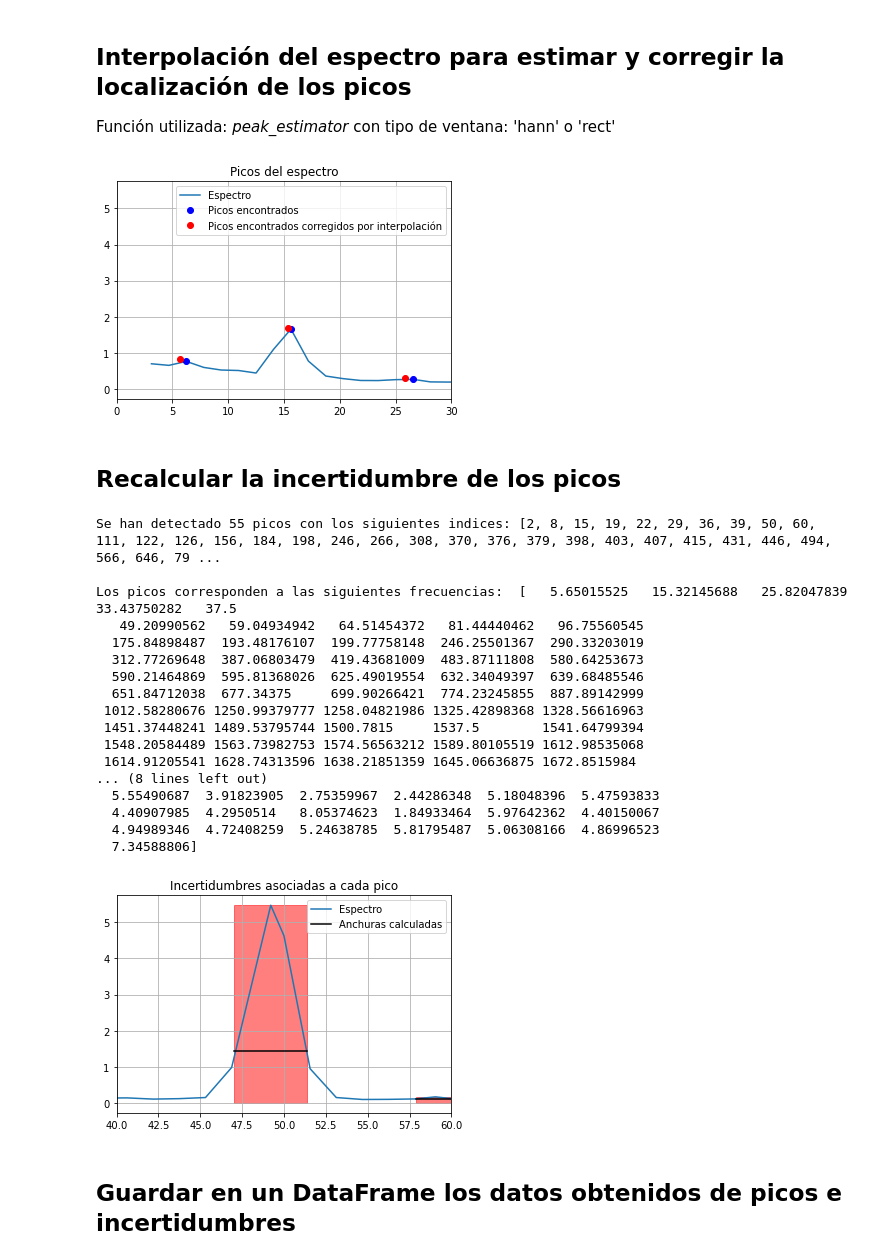
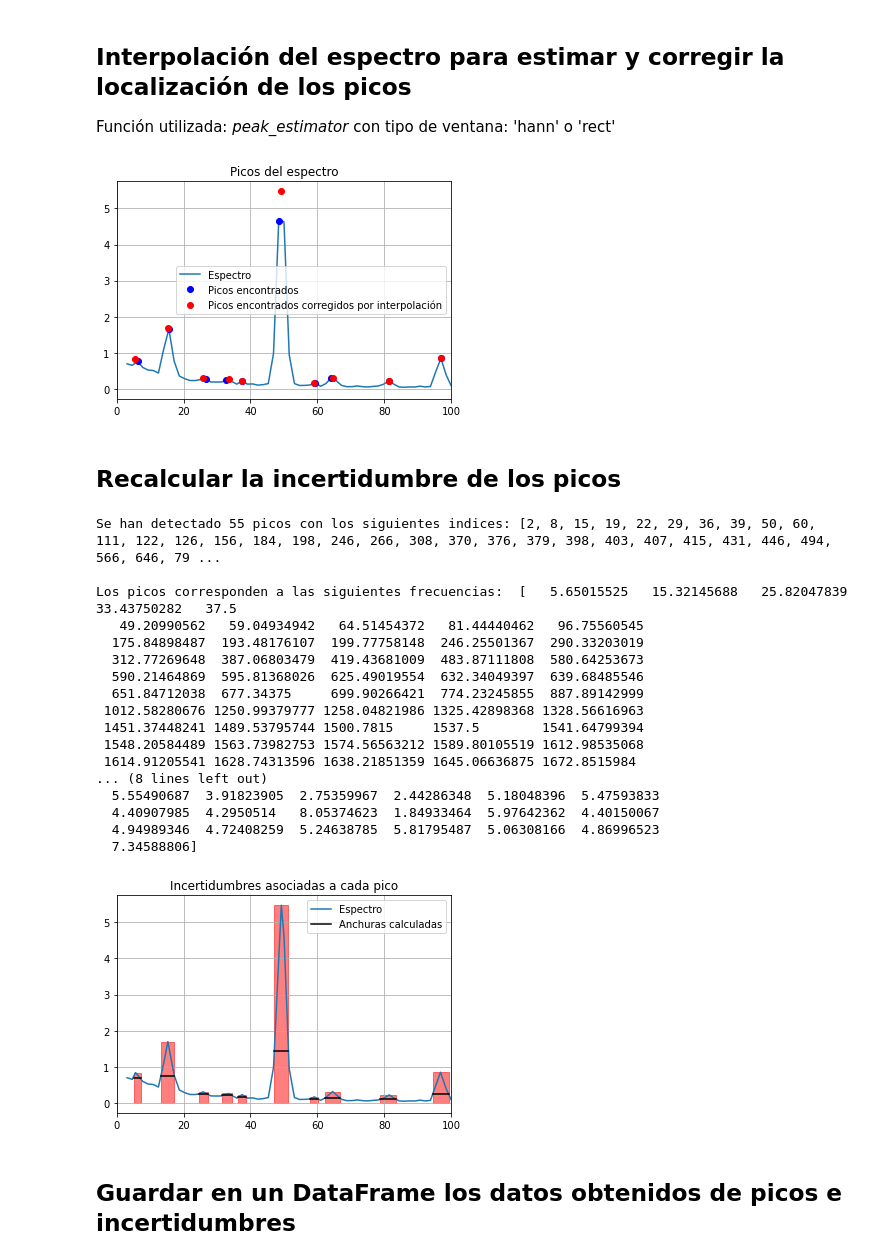
Before and after one commit to alejandranavcas/deteccion-series-armonicas, a Jupyter notebook: Detección series de armónicos - Espectro importado - Complete.ipynb, the cells around one changed output. Saved outputs shown, nothing was run; the diff lists cells and outputs as text; code cells hidden in the pictures.

```diff
--- a/Detección series de armónicos - Espectro importado - Complete.ipynb
+++ b/Detección series de armónicos - Espectro importado - Complete.ipynb
@@ -430,10 +430,10 @@ plt.plot(frecuencias[peaks], amplitudes[peaks], 'bo')
 plt.plot(peaks_x, peaks_y, 'ro')
 plt.title('Picos del espectro')
 plt.legend(['Espectro', 'Picos encontrados', 'Picos encontrados corregidos por interpolación'])
-plt.xlim([0,30])
+plt.xlim([0,100])
 plt.grid()
 # %% [output]
-[figure, old version]
+[figure, new version]
 # %%
 # Cambiamos los valores del espectro por los estimados
 frecuencias_new = frecuencias.copy()
@@ -477,35 +477,35 @@ ax.plot(frecuencias_new, amplitudes_new)
 for p in range(len(peaks)):
     ax.add_patch(Rectangle((left_cotas_new[p], 0), widths_new[p], amplitudes_new[peaks][p], color="red", alpha=0.5))
     x1 = left_cotas_new[p]
     x2 = right_cotas_new[p]
     y1 = y2 = width_heights_new[p]
     ax.plot([x1, x2], [y1, y2], color="black")
 
 # mostramos el gráfico
 plt.title('Incertidumbres asociadas a cada pico')
 plt.legend(['Espectro', 'Anchuras calculadas'])
-plt.xlim([40,60])
+plt.xlim([0,100])
 plt.grid()
 plt.show()
 # %% [output]
 Se han detectado 55 picos con los siguientes indices: [2, 8, 15, 19, 22, 29, 36, 39, 50, 60, 111, 122, 126, 156, 184, 198, 246, 266, 308, 370, 376, 379, 398, 403, 407, 415, 431, 446, 494, 566, 646, 79 ...
 
 Los picos corresponden a las siguientes frecuencias:  [   5.65015525   15.32145688   25.82047839   33.43750282   37.5
    49.20990562   59.04934942   64.51454372   81.44440462   96.75560545
   175.84898487  193.48176107  199.77758148  246.25501367  290.33203019
   312.77269648  387.06803479  419.43681009  483.87111808  580.64253673
   590.21464869  595.81368026  625.49019554  632.34049397  639.68485546
   651.84712038  677.34375     699.90266421  774.23245855  887.89142999
  1012.58280676 1250.99379777 1258.04821986 1325.42898368 1328.56616963
  1451.37448241 1489.53795744 1500.7815     1537.5        1541.64799394
  1548.20584489 1563.73982753 1574.56563212 1589.80105519 1612.98535068
  1614.91205541 1628.74313596 1638.21851359 1645.06636875 1672.8515984
 ... (8 lines left out)
   5.55490687  3.91823905  2.75359967  2.44286348  5.18048396  5.47593833
   4.40907985  4.2950514   8.05374623  1.84933464  5.97642362  4.40150067
   4.94989346  4.72408259  5.24638785  5.81795487  5.06308166  4.86996523
   7.34588806]
-[figure, old version]
+[figure, new version]
 # %% [markdown]
 ## Guardar en un DataFrame los datos obtenidos de picos e incertidumbres
 # %%
```
Also changed, not shown: parts of 4 cells of this notebook, 2 other files.
